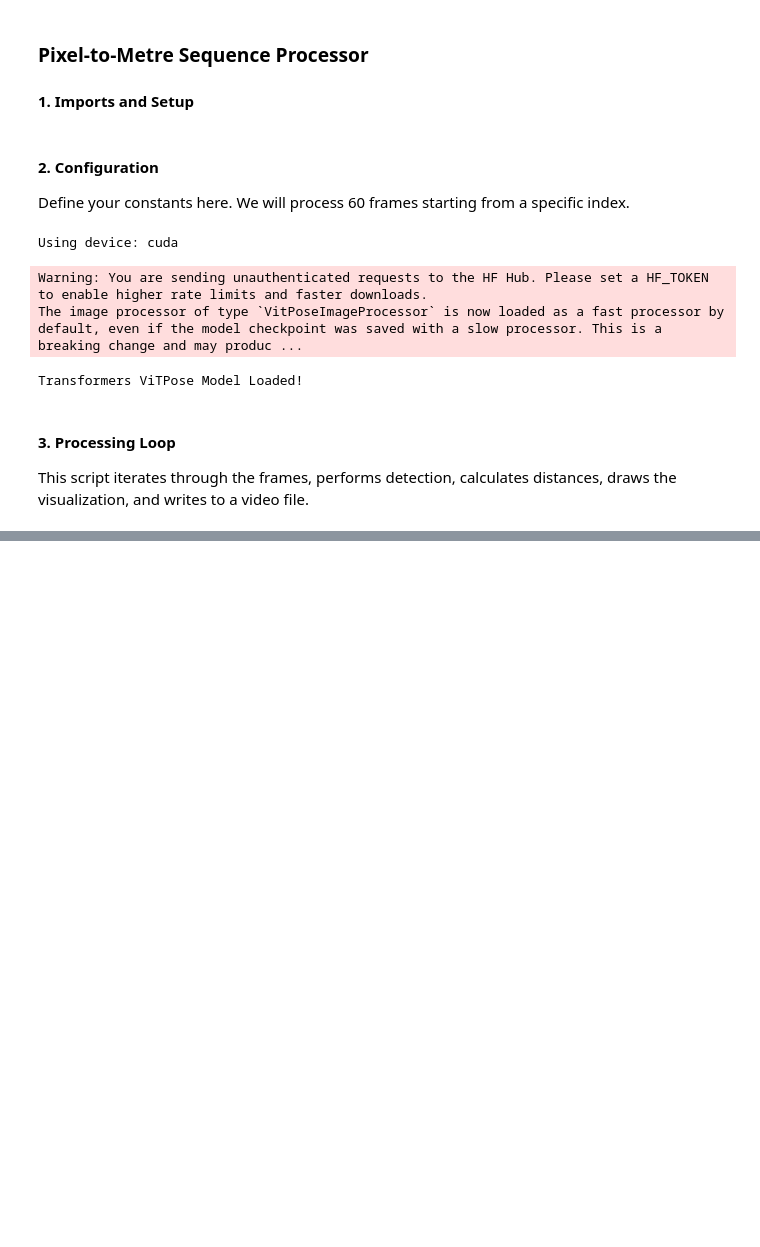
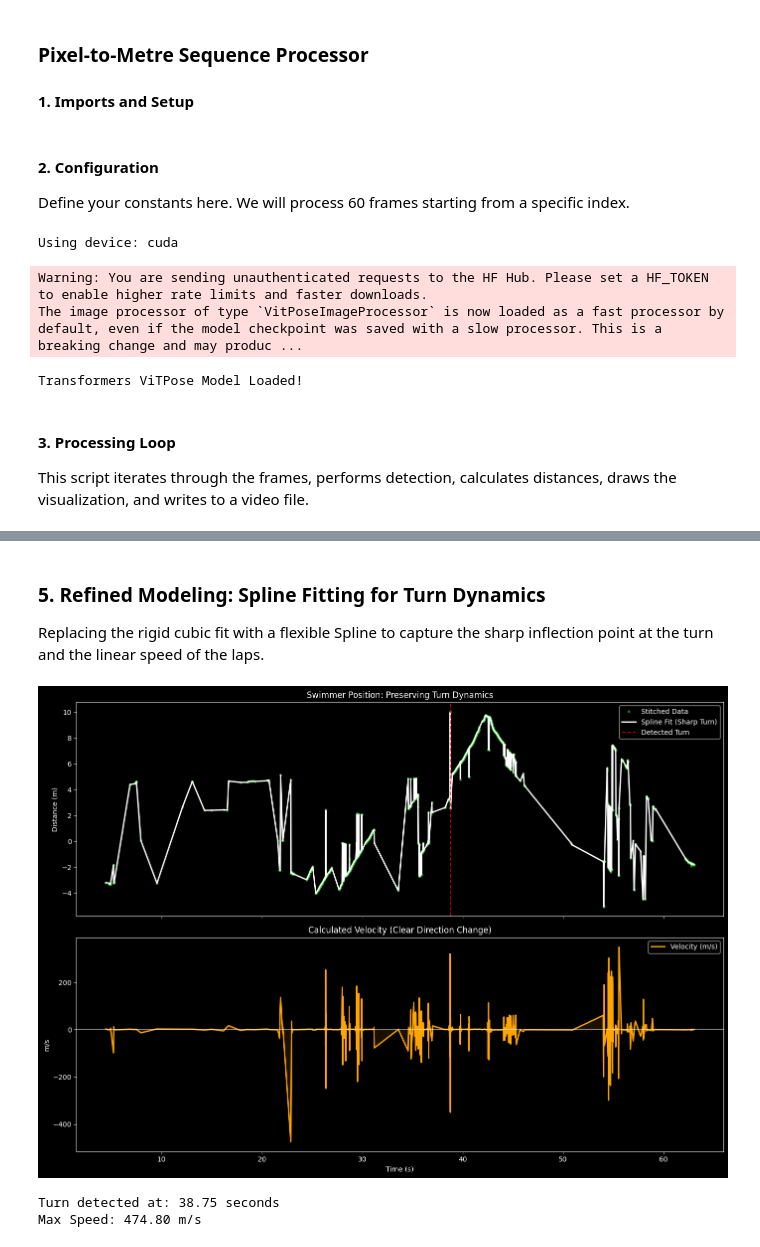
Before and after one commit to funtimezallaround/FYP, a Jupyter notebook: video_seq_processing_with_vitpose.ipynb, the cells around one changed output, grey strips where cells are left out. Drawn from its saved outputs; the diff is of its cells as text; code cells hidden in the pictures; blank space fills up the shorter version.

```diff
--- a/video_seq_processing_with_vitpose.ipynb
+++ b/video_seq_processing_with_vitpose.ipynb
@@ -27,7 +27,7 @@ NUM_FRAMES = -1  # Set to -1 to process all frames
 FPS = 60  # Frames per second for the output video
 
 MARKER_REAL_DIST_M = 2.5
-YOLO_CONF = 0.7
+YOLO_CONF = 0.3 # down from à.è
 OUTPUT_VIDEO_PATH = "output/swimmer_tracking_demo_full_freestyle_p034_1.mp4"
 
 # Load Models
@@ -743,0 +919,57 @@ Curve Fit Summary:
+# %% [markdown]
+### **5. Refined Modeling: Spline Fitting for Turn Dynamics**
+Replacing the rigid cubic fit with a flexible Spline to capture the
+sharp inflection point at the turn and the linear speed of the laps.
+# %%
+from scipy.interpolate import UnivariateSpline
+
+if 'times' in locals() and len(times) > 10:
+    # 1. Use a Univariate Spline instead of a simple polynomial
+    # 's' is the smoothing factor. Lower 's' = follows data more closely (sharper turns).
+    # 'k' is the degree. k=3 allows for acceleration changes, but splines are piecewise.
+    spline = UnivariateSpline(times, pos_stitched, k=3, s=0.5)
+    pos_curve = spline(times)
+
+    # 2. Derive velocity directly from the spline
+    vel_spline = spline.derivative()
+    vel_curve = vel_spline(times)
+    spd_curve = np.abs(vel_curve)
+
+    with plt.style.context("dark_background"):
+        fig, axes = plt.subplots(2, 1, figsize=(14, 10), sharex=True)
+
+        # Position Plot - Should now look more like a clear "/\"
+        axes[0].plot(times, pos_stitched, "o", markersize=3,
+                     color="limegreen", alpha=0.5, label="Stitched Data")
+        axes[0].plot(times, pos_curve, "-", color="white",
+                     linewidth=2, label="Spline Fit (Sharp Turn)")
+
+        # Identify and mark the turn (inflection point)
+        turn_idx = np.argmax(
+            pos_curve) if vel_curve[0] > 0 else np.argmin(pos_curve)
+        axes[0].axvline(times[turn_idx], color="red",
+                        linestyle="--", alpha=0.7, label="Detected Turn")
+
+        axes[0].set_title("Swimmer Position: Preserving Turn Dynamics")
+        axes[0].set_ylabel("Distance (m)")
+        axes[0].legend()
+
+        # Velocity Plot - Should show a sharper transition through zero
+        axes[1].plot(times, vel_curve, "-", color="orange",
+                     linewidth=2, label="Velocity (m/s)")
+        axes[1].fill_between(times, 0, vel_curve, color="orange", alpha=0.1)
+        axes[1].axhline(0, color="white", linestyle="-", alpha=0.5)
+        axes[1].set_title("Calculated Velocity (Clear Direction Change)")
+        axes[1].set_xlabel("Time (s)")
+        axes[1].set_ylabel("m/s")
+        axes[1].legend()
+
+        plt.tight_layout()
+        plt.show()
+
+    print(f"Turn detected at: {times[turn_idx]:.2f} seconds")
+    print(f"Max Speed: {spd_curve.max():.2f} m/s")
+# %% [output]
+[figure, added]
+Turn detected at: 38.75 seconds
+Max Speed: 474.80 m/s
```
Also changed, not shown: parts of 6 cells of this notebook, 4 other files.
